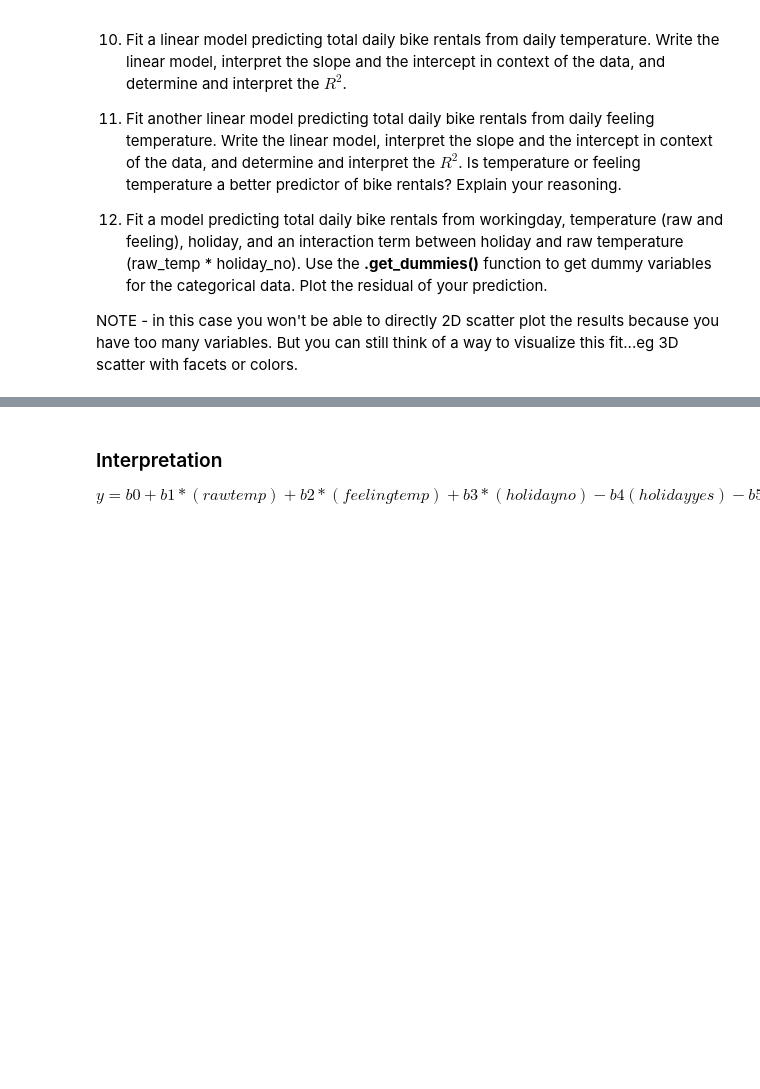
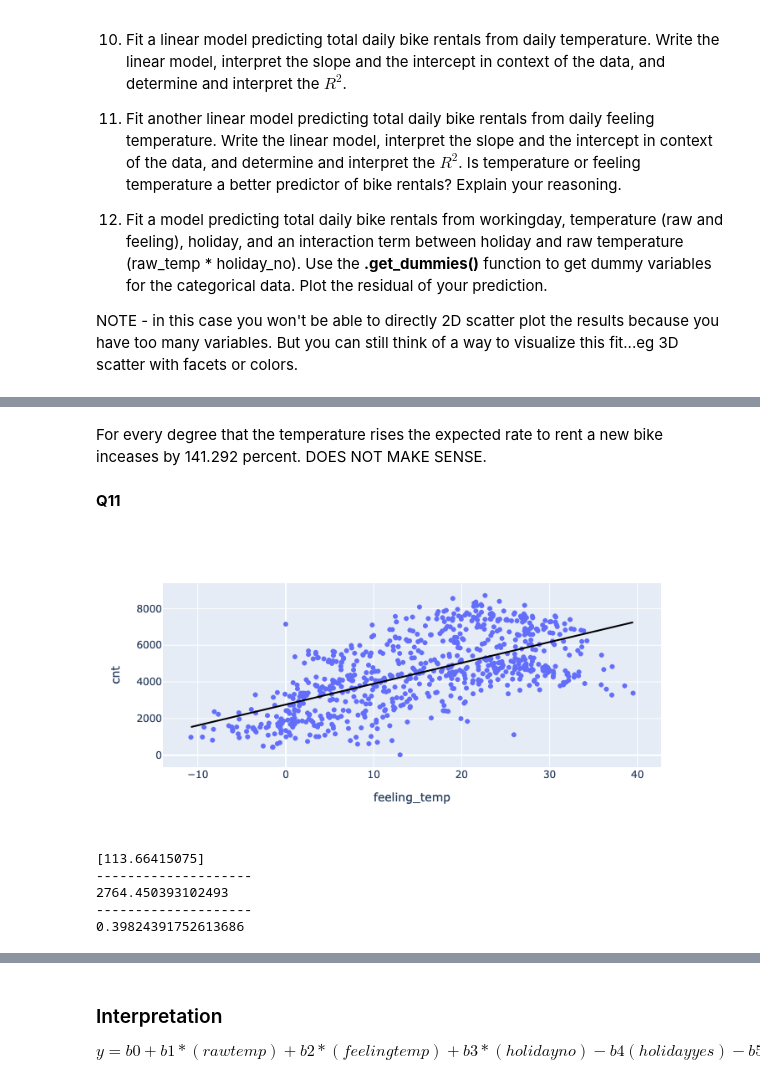
Before and after one commit to jazmine-veliz/Day17, a Jupyter notebook: Day17-HW.ipynb, the cells around one changed output, grey strips where cells are left out. Drawn from its saved outputs; the diff is of its cells as text; code cells hidden in the pictures; blank space fills up the shorter version.

```diff
--- a/Day17-HW.ipynb
+++ b/Day17-HW.ipynb
@@ -221,2 +272,40 @@ NOTE - in this case you won't be able to directly 2D scatter plot the results be
+# %% [markdown]
+For every degree that the temperature rises the expected rate to rent a new bike inceases by 141.292 percent. DOES NOT MAKE SENSE.
+# %% [markdown]
+**Q11**
 # %%
 # Redo - linear model cnt vs feeling_temp
+DF_model2 = DF[['cnt','feeling_temp']]
+
+# Get the variables
+X = DF_model2['feeling_temp'].values.reshape(-1,1)
+y = DF_model2['cnt']
+
+# Do the regression
+LM = LinearRegression()
+LM.fit(X,y)
+
+# Save the predicted values to the data frame
+DF_model2['prediction'] = LM.predict(X)
+
+# Plot the results
+fig = px.scatter(DF_model2,x='feeling_temp',y='cnt')
+
+fig.add_trace(
+    px.line(DF_model2, x='feeling_temp', y='prediction',color_discrete_sequence=['black']).data[0]
+)
+
+fig.show()
+
+print(LM.coef_)
+print('--------------------')
+print(LM.intercept_)
+print('--------------------')
+print(LM.score(X,y))
+# %% [output]
+[figure, added]
+[113.66415075]
+--------------------
+2764.450393102493
+--------------------
+0.39824391752613686
```
Also changed, not shown: parts of 13 cells of this notebook.
